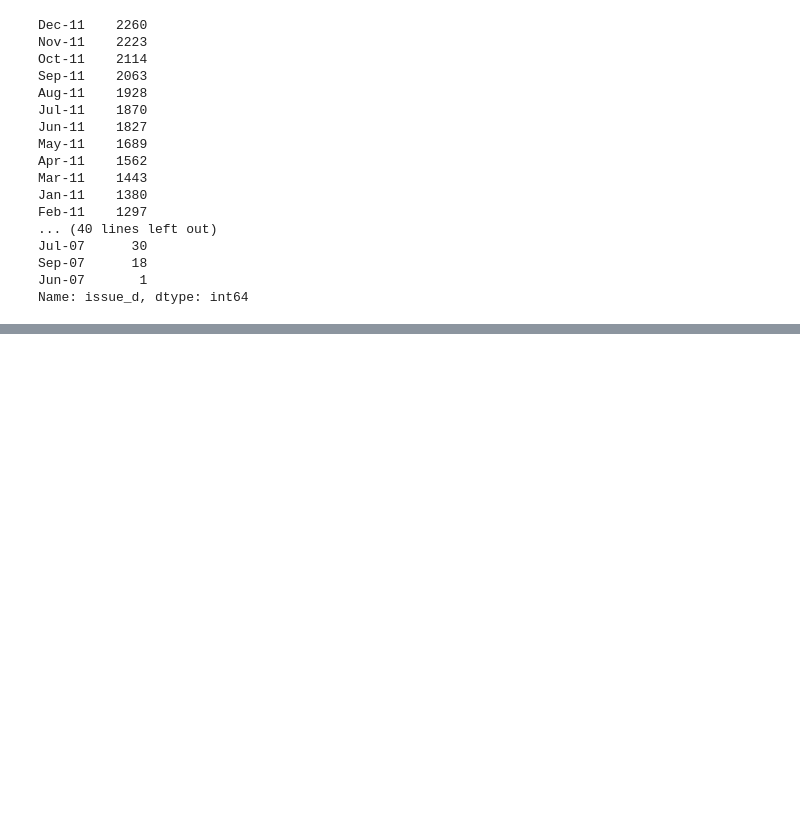
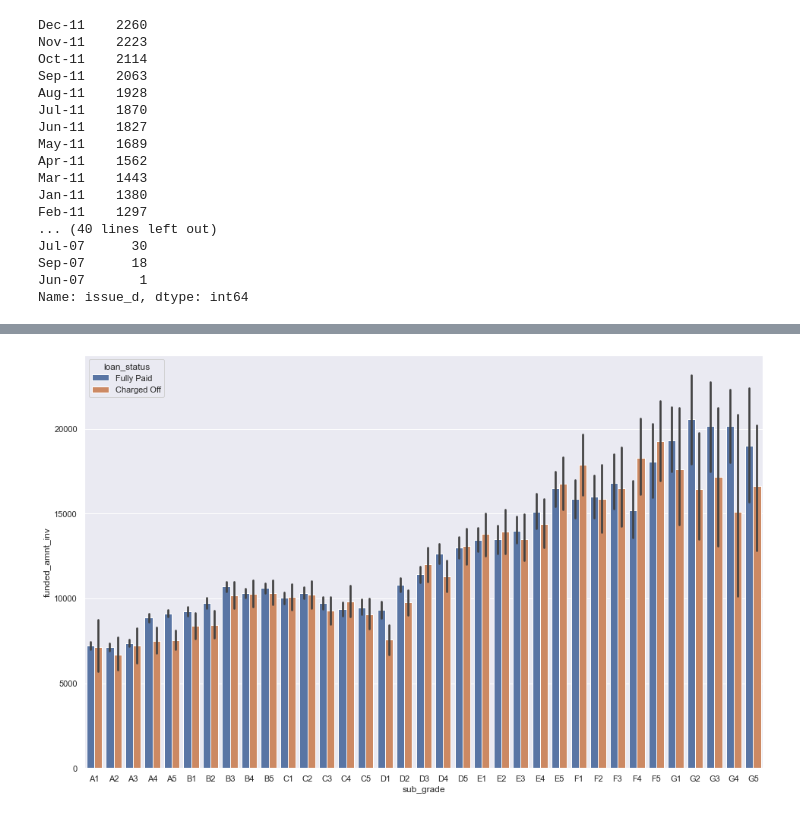
Before and after one commit to mpras55/LendingClub, a Jupyter notebook: LendingClub.ipynb, the cells around one changed output, grey strips where cells are left out. Cells and saved outputs as stored; diff of their text form; code cells hidden in the pictures; blank space fills up the shorter version.

```diff
--- a/LendingClub.ipynb
+++ b/LendingClub.ipynb
@@ -236,0 +389,4 @@ Name: issue_d, Length: 39717, dtype: object
+# %%
+#Convert earliest_cr_line into date
+
+loan2['earliest_cr_date'] = loan2[['cr_line_year','cr_line_month']].apply(lambda x: string_date(*x),axis=1)
@@ -236,0 +412,8 @@ Name: issue_d, Length: 39717, dtype: object
+# %%
+loan2['credit_age'] = loan2.earliest_cr_date.apply(lambda x: datetime.date.today() - x)
+# %%
+#Create a new col with average credit age
+loan2['avg_credit_age'] = loan2['credit_age']/loan2['open_acc']
+# %%
+#Modify timedelta to number of days
+loan2['avg_credit_age'] = loan2.avg_credit_age.apply(lambda x: x.days)
@@ -236,0 +452,7 @@ Name: issue_d, Length: 39717, dtype: object
+# %%
+#Plot of sub_grade vs investor loan amount, broken by loan status
+# sub_grade is an indicator of risk elevel
+sns.barplot(data=loan2.sort_values('sub_grade'),x='sub_grade', y = 'funded_amnt_inv' ,hue='loan_status')
+plt.show()
+# %% [output]
+[figure, added]
```
Also changed, not shown: parts of 53 cells of this notebook.
